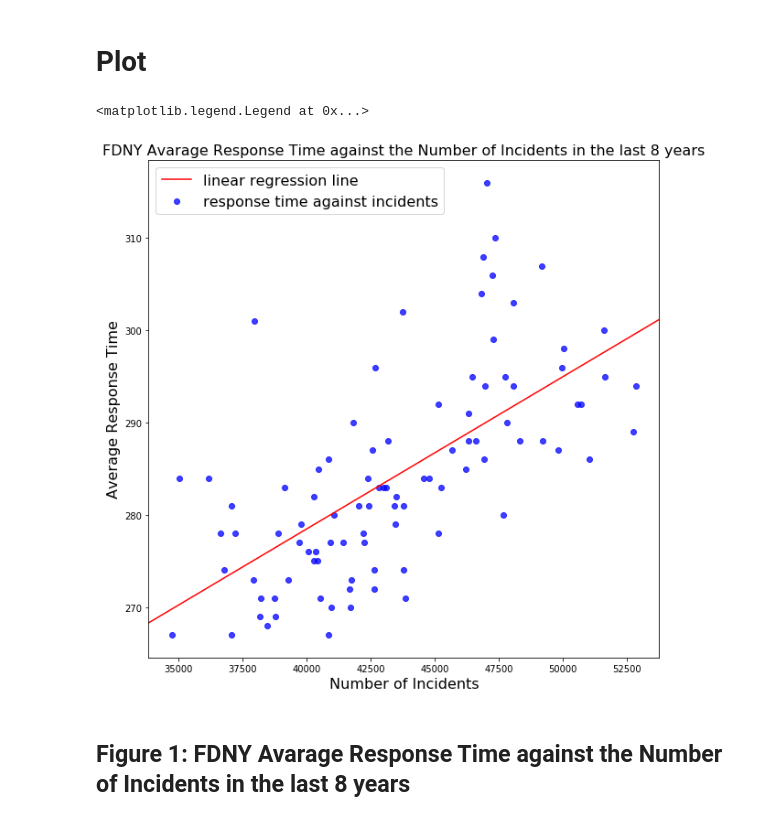
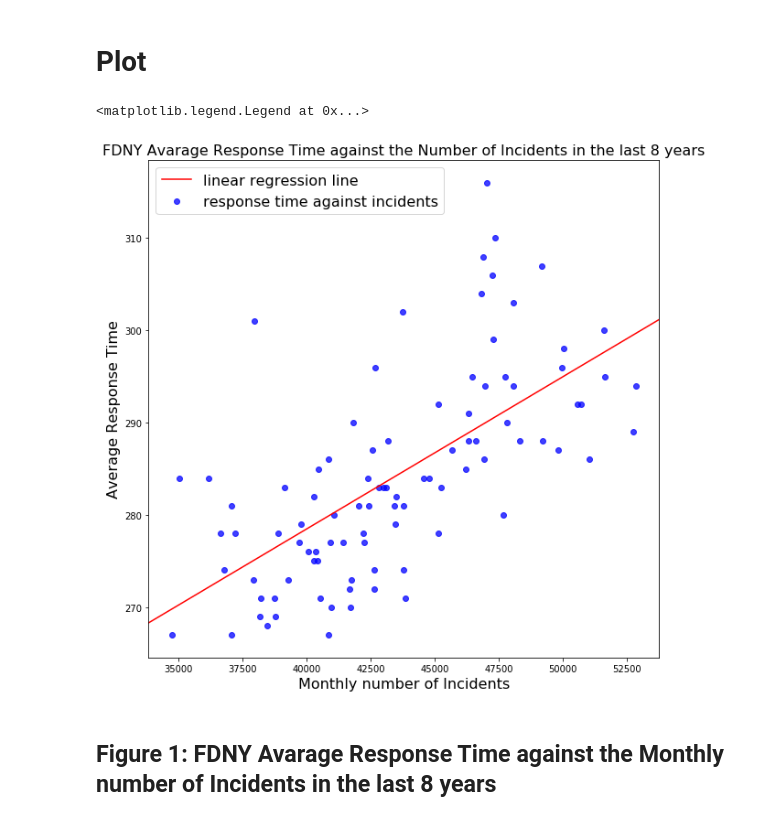
Before and after one commit to qiuyliu/PUI2018_jc9033, a Jupyter notebook: HW8_jc9033/Assignment1.ipynb, the cells around one changed output. Cells and saved outputs as stored; diff of their text form; code cells hidden in the pictures.

```diff
--- a/HW8_jc9033/Assignment1.ipynb
+++ b/HW8_jc9033/Assignment1.ipynb
@@ -104,15 +104,15 @@ OLS Regression Results
 # %%
 figure, ax = plt.subplots(figsize=(10,10))
 
 ax.scatter(temp['x'],temp['y'], c="b", alpha=0.75)
 abline_plot(model_results=mod, ax=ax, color='red')
 
-ax.set_xlabel("Number of Incidents",fontsize=16)
+ax.set_xlabel("Monthly number of Incidents",fontsize=16)
 ax.set_ylabel("Average Response Time",fontsize=16);
 ax.set_title("FDNY Avarage Response Time against the Number of Incidents in the last 8 years",fontsize=16)
 ax.legend(['linear regression line','response time against incidents'],fontsize=16)
 # %% [output]
 <matplotlib.legend.Legend at 0x...>
-[figure, old version]
+[figure, new version]
 # %% [markdown]
-## Figure 1: FDNY Avarage Response Time against the Number of Incidents in the last 8 years
+## Figure 1: FDNY Avarage Response Time against the Monthly number of Incidents in the last 8 years
```
Also changed, not shown: parts of 2 cells of this notebook, 1 other file.
